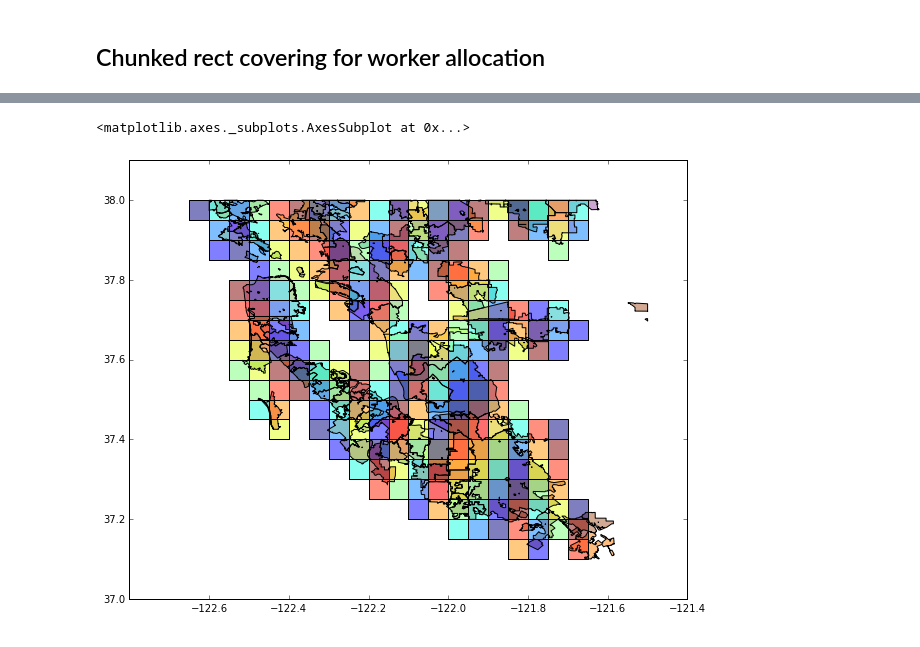
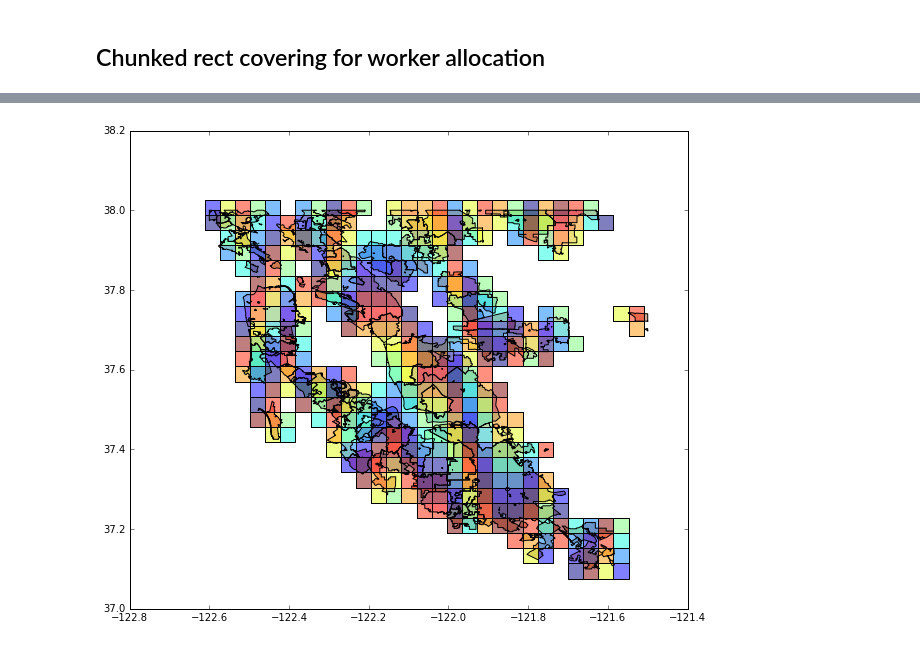
Before and after one commit to kvey/pogonotebook, a Jupyter notebook: BetterMaps.ipynb, the cells around one changed output, grey strips where cells are left out. Drawn from its saved outputs; the diff is of its cells as text; code cells hidden in the pictures.

```diff
--- a/BetterMaps.ipynb
+++ b/BetterMaps.ipynb
@@ -180,31 +186,35 @@ search_circles.plot(ax=ca_cities_clean.plot(figsize=(10,10)), figsize=(10,10))
 # %% [markdown]
 ## Chunked rect covering for worker allocation
 # %%
-rects = []
-rectStartLng = -122.65
-rectStartLat = 37.0
-width = 0.05
-for i in range(0,20):
-    rectLng = rectStartLng + width * i
-    for j in range(0,20):
-        rectLat = rectStartLat + width * j
-        rects.append(Polygon([(rectLng, rectLat), (rectLng+width,rectLat), (rectLng+width,rectLat+width), (rectLng,rectLat+width)]))
+def chunked_rect_covering(rect_start_lng, rect_start_lat, rect_width, grid_width, grid_height):
+    rects = []
+    for i in range(0,grid_width):
+        rect_lng = rect_start_lng + rect_width * i
+        for j in range(0,grid_height):
+            rect_lat = rect_start_lat + rect_width * j
+            rects.append(Polygon([(rect_lng, rect_lat),
+                                  (rect_lng+rect_width,rect_lat),
+                                  (rect_lng+rect_width,rect_lat+rect_width),
+                                  (rect_lng,rect_lat+rect_width)]))
 
-search_rects = GeoDataFrame(geometry=GeoSeries(rects))
+    search_rects = GeoDataFrame(geometry=GeoSeries(rects))
 
-simple_ca_union = simple_ca.buffer(0).geometry.unary_union
+    simple_ca_union = simple_ca.buffer(0).geometry.unary_union
 
-def filter_rects_not_inside(data):
-    if simple_ca_union.intersects(data):
-        return data
-    else:
-        return False
+    def filter_rects_not_inside(data):
+        if simple_ca_union.intersects(data):
+            return data
+        else:
+            return False
 
-final_rects = []
-pool = multiprocessing.Pool(multiprocessing.cpu_count()-1)
-%time final_rects = filter(lambda x: x != False, pool.map(filter_rects_not_inside, search_rects.geometry))
+    final_rects = []
+    pool = multiprocessing.Pool(multiprocessing.cpu_count()-1)
+    final_rects = filter(lambda x: x != False, pool.map(filter_rects_not_inside, search_rects.geometry))
 
 
-search_rects = GeoDataFrame(geometry=GeoSeries(final_rects))
+    return GeoDataFrame(geometry=GeoSeries(final_rects))
+
+search_rects = chunked_rect_covering(-122.65, 37.0, 0.038, 30, 30)
 search_rects.plot(ax=ca_cities_clean.plot(figsize=(10,10)), figsize=(10,10))
+search_rects.shape
 # %% [output]
@@ -213,2 +222 @@ Wall time: 49.9 ms
-<matplotlib.axes._subplots.AxesSubplot at 0x...>
-[figure, old version]
+[figure, new version]
```
Also changed, not shown: parts of 11 cells of this notebook, 3 other files.
